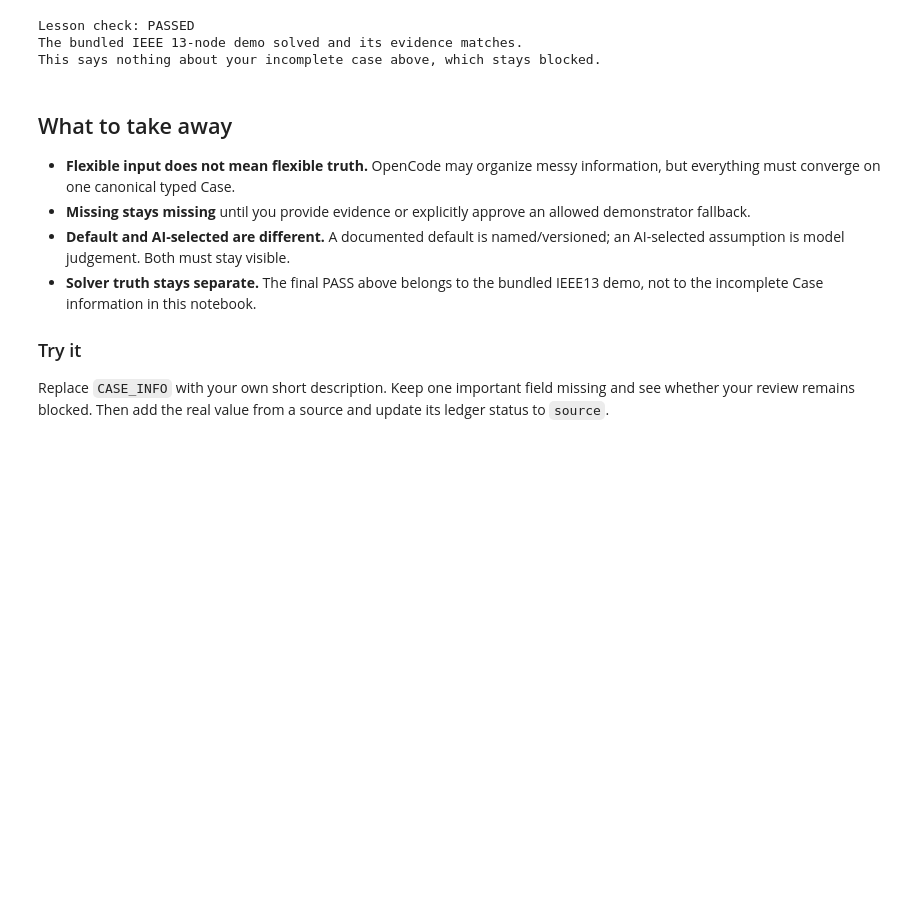
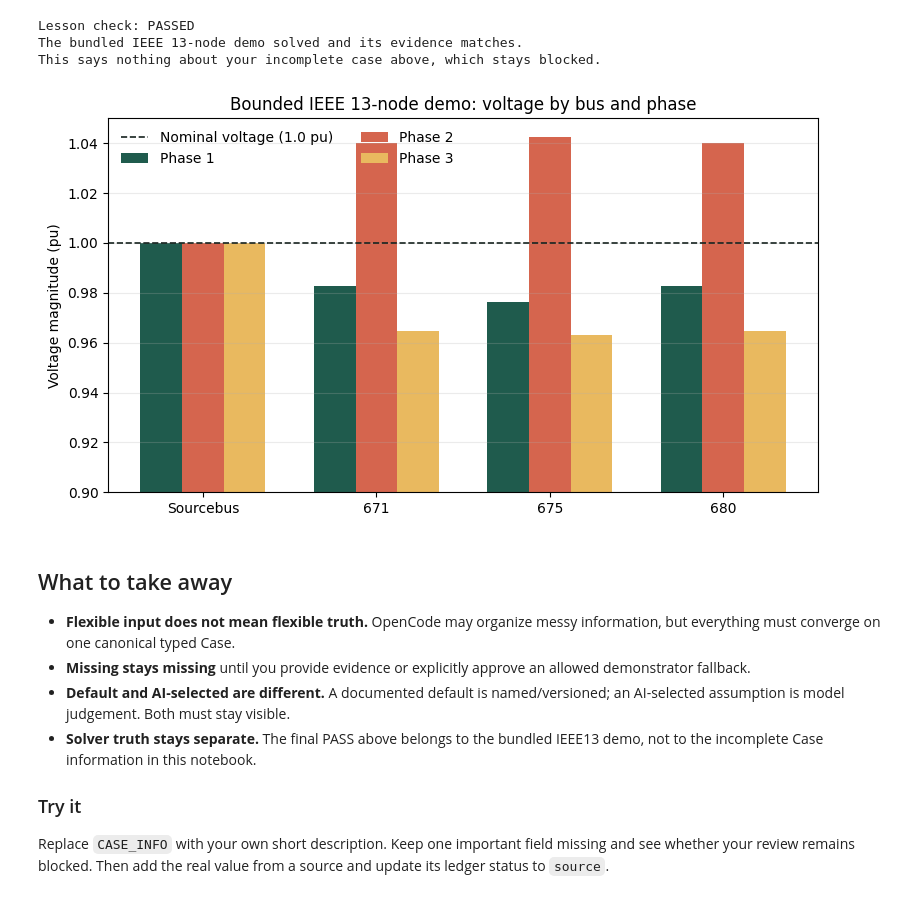
Before and after one commit to sarutesri/cept-studio-edu, a Jupyter notebook: public/notebooks/06_colab_tui.ipynb, the cells around one changed output. Saved outputs shown, nothing was run; the diff lists cells and outputs as text; code cells hidden in the pictures; blank space fills up the shorter version.

```diff
--- a/public/notebooks/06_colab_tui.ipynb
+++ b/public/notebooks/06_colab_tui.ipynb
@@ -292,6 +294,40 @@ print("This says nothing about your incomplete case above, which stays blocked."
 Lesson check: PASSED
 The bundled IEEE 13-node demo solved and its evidence matches.
 This says nothing about your incomplete case above, which stays blocked.
+# %%
+#@title Plot — bounded demo voltage by phase
+import matplotlib.pyplot as plt
+
+bounded_results = read(WORKSPACE / "runs" / "06-bounded-load-flow" / "results.json")
+bounded_rows = bounded_results["load_flow"]["bus_voltages"]
+plot_buses = ["sourcebus", "671", "675", "680"]
+phase_values = {
+    phase: [
+        next(float(row["v_pu"]) for row in bounded_rows if row["bus"].lower() == bus and row["phase"] == phase)
+        for bus in plot_buses
+    ]
+    for phase in (1, 2, 3)
+}
+assert all(len(values) == len(plot_buses) for values in phase_values.values())
+x = list(range(len(plot_buses)))
+width = 0.24
+fig, ax = plt.subplots(figsize=(8, 4.5))
+for offset, phase, color in [(-width, 1, "#1f5b4d"), (0, 2, "#d5654e"), (width, 3, "#e9b95f")]:
+    ax.bar([value + offset for value in x], phase_values[phase], width, label=f"Phase {phase}", color=color)
+ax.axhline(1.0, color="#17231f", linestyle="--", linewidth=1.2, label="Nominal voltage (1.0 pu)")
+ax.set_xticks(x)
+ax.set_xticklabels([bus.title() for bus in plot_buses])
+ax.set_title("Bounded IEEE 13-node demo: voltage by bus and phase")
+ax.set_ylabel("Voltage magnitude (pu)")
+ax.set_ylim(0.90, 1.05)
+ax.legend(frameon=False, ncol=2)
+ax.grid(axis="y", alpha=0.25)
+fig.tight_layout()
+from IPython.display import display
+display(fig)
+plt.close(fig)
+# %% [output]
+[figure, added]
 # %% [markdown]
 ## What to take away
 
```
Also changed, not shown: parts of 4 cells of this notebook, 12 other files.
